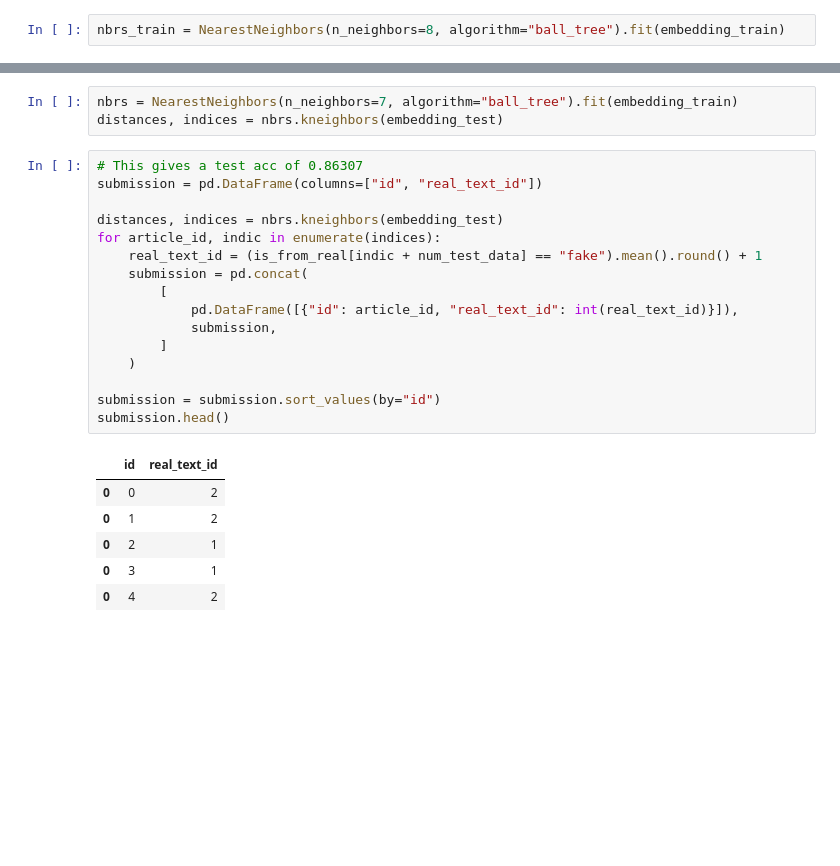
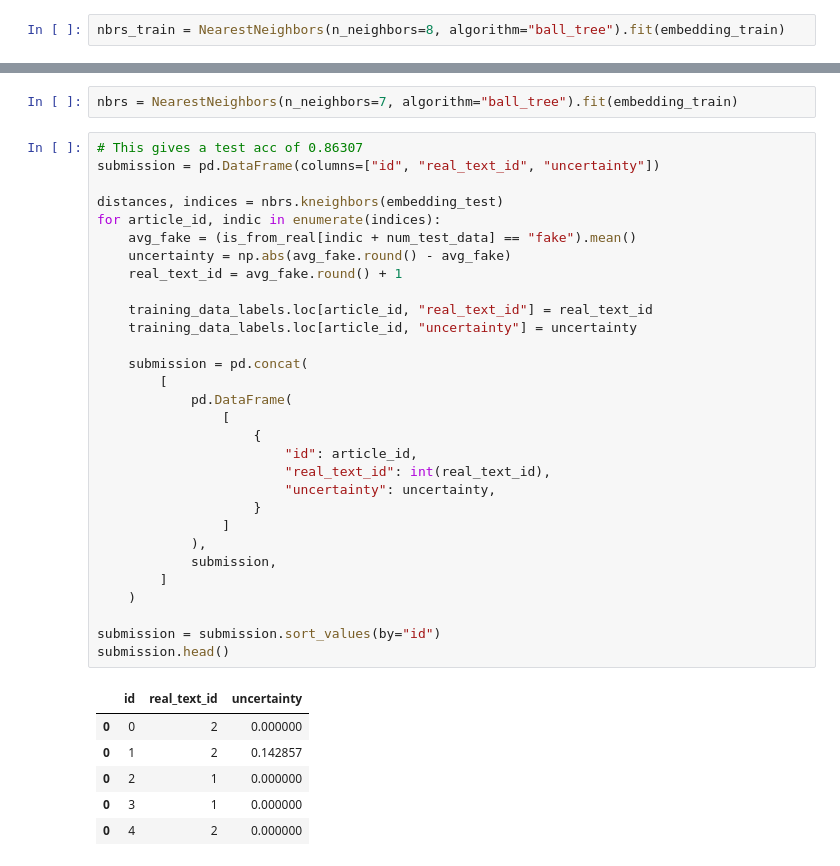
Before and after one commit to wagenrace/kaggle-notebooks, a Jupyter notebook: Dimenions_reduction.ipynb, the cells around one changed output, grey strips where cells are left out. Cells and saved outputs as stored; diff of their text form; blank space fills up the shorter version.

Commit message:
add prediction and uncertainty to test

```diff
--- a/Dimenions_reduction.ipynb
+++ b/Dimenions_reduction.ipynb
@@ -348,29 +343,42 @@ sns.histplot(
 # %%
 nbrs = NearestNeighbors(n_neighbors=7, algorithm="ball_tree").fit(embedding_train)
-distances, indices = nbrs.kneighbors(embedding_test)
 # %%
 # This gives a test acc of 0.86307
-submission = pd.DataFrame(columns=["id", "real_text_id"])
+submission = pd.DataFrame(columns=["id", "real_text_id", "uncertainty"])
 
 distances, indices = nbrs.kneighbors(embedding_test)
 for article_id, indic in enumerate(indices):
-    real_text_id = (is_from_real[indic + num_test_data] == "fake").mean().round() + 1
+    avg_fake = (is_from_real[indic + num_test_data] == "fake").mean()
+    uncertainty = np.abs(avg_fake.round() - avg_fake)
+    real_text_id = avg_fake.round() + 1
+
+    training_data_labels.loc[article_id, "real_text_id"] = real_text_id
+    training_data_labels.loc[article_id, "uncertainty"] = uncertainty
+
     submission = pd.concat(
         [
-            pd.DataFrame([{"id": article_id, "real_text_id": int(real_text_id)}]),
+            pd.DataFrame(
+                [
+                    {
+                        "id": article_id,
+                        "real_text_id": int(real_text_id),
+                        "uncertainty": uncertainty,
+                    }
+                ]
+            ),
             submission,
         ]
     )
 
 submission = submission.sort_values(by="id")
 submission.head()
 # %% [output]
-|  | id | real_text_id |
-| 0 | 0 | 2 |
-| 0 | 1 | 2 |
-| 0 | 2 | 1 |
-| 0 | 3 | 1 |
-| 0 | 4 | 2 |
+|  | id | real_text_id | uncertainty |
+| 0 | 0 | 2 | 0.000000 |
+| 0 | 1 | 2 | 0.142857 |
+| 0 | 2 | 1 | 0.000000 |
+| 0 | 3 | 1 | 0.000000 |
+| 0 | 4 | 2 | 0.000000 |
 # %%
 # Adding an extra filter for the submission increases the acc to 0.87136
 submission_filtered = submission.copy()
```
Also changed, not shown: parts of 11 cells of this notebook.
